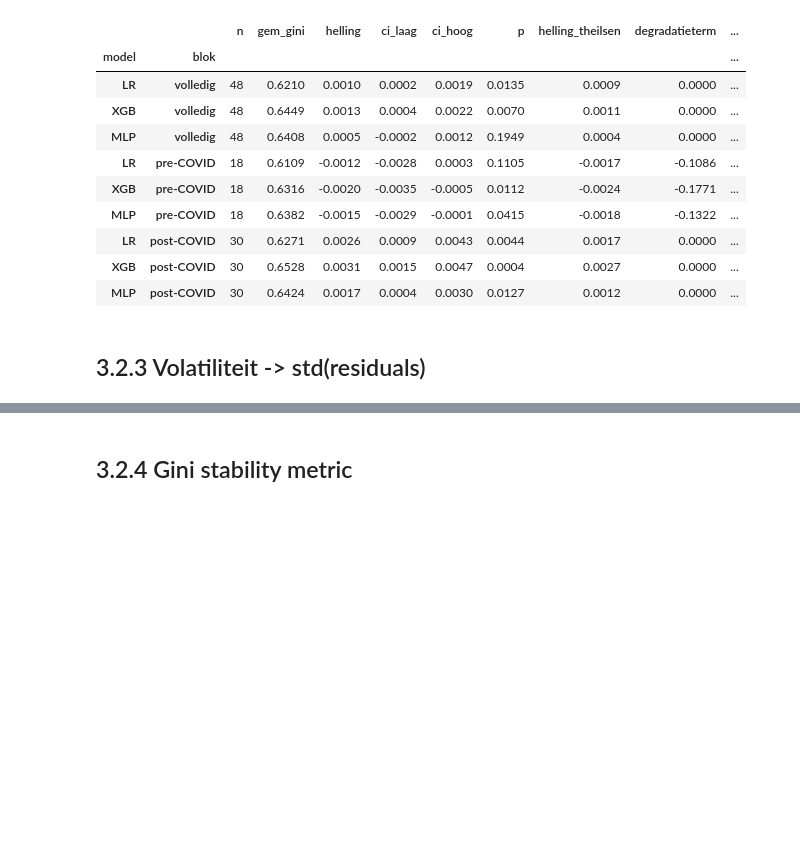
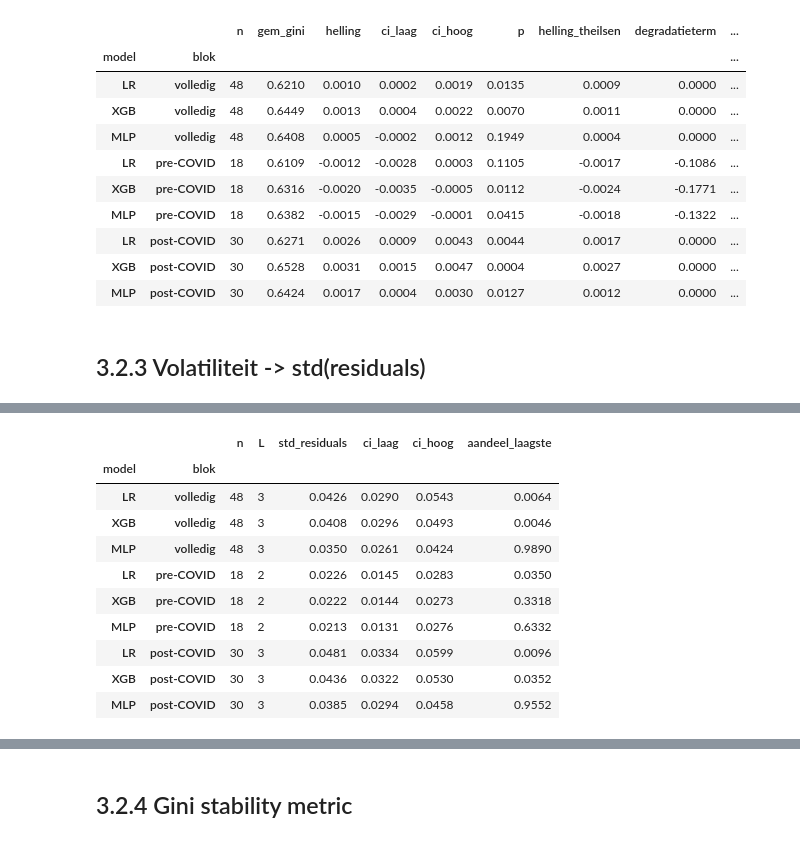
Before and after one commit to Jeanpierre69/casestudy-datamining, a Jupyter notebook: r1_predictive_stab.ipynb, the cells around one changed output, grey strips where cells are left out. Drawn from its saved outputs; the diff is of its cells as text; code cells hidden in the pictures; blank space fills up the shorter version.

```diff
--- a/r1_predictive_stab.ipynb
+++ b/r1_predictive_stab.ipynb
@@ -386,3 +393,82 @@ T3  HAC-trend van de wekelijkse gini per model en blok (Newey-West standaardfout
 | MLP | post-COVID | 30 | 0.6424 | 0.0017 | 0.0004 | 0.0030 | 0.0127 | 0.0012 | 0.0000 | ... |
 # %% [markdown]
 ## 3.2.3 Volatiliteit -> std(residuals)
+# %%
+# T4 - Volatiliteit van de wekelijkse gini: std(residuals) rond de bloktrend uit T3, dus
+# de spreiding die overblijft nadat de helling eruit is. Het niveau staat al in T3; wat
+# hier bijkomt is de onzekerheid erop. Die komt uit een moving-block bootstrap: blokken
+# van L aaneengesloten weken (dezelfde Newey-West lag als in T3) worden met teruglegging
+# aan elkaar geplakt tot een reeks van n weken. Losse weken herbemonsteren zou de
+# autocorrelatie tussen opeenvolgende weken breken en het interval te smal maken.
+# Elke replicatie gebruikt dezelfde weken voor de drie modellen - dezelfde gedeelde
+# weekruis die T2 gepaard wegdeelt - zodat aandeel_laagste een gepaarde rangtelling is:
+# in welk deel van de replicaties dit model de laagste volatiliteit had. Twee kanttekeningen:
+# de intervallen van de drie modellen overlappen sterk en mogen niet los van elkaar als
+# toets gelezen worden (daarvoor is aandeel_laagste er), en T4d laat zien dat een deel van
+# deze spreiding gewoon steekproefruis op de week-gini zelf is - dat is de ondergrens.
+B_VOLA = 5000
+
+
+def _resid(X, Y):
+    """Residuen van de kolommen van Y na OLS op X; Y mag meerdere modellen tegelijk zijn."""
+    return Y - X @ np.linalg.lstsq(X, Y, rcond=None)[0]
+
+
+def _blok_idx(n, L, rng):
+    """Moving-block indices: aaneengesloten stukken van L weken tot er n weken staan."""
+    starts = rng.integers(0, n - L + 1, size=int(np.ceil(n / L)))
+    return np.concatenate([np.arange(s, s + L) for s in starts])[:n]
+
+
+def blok_residuals(week, gini_blok):
+    """Wekelijkse gini min de OLS-trend van dat blok, per model - de reeks achter T4 en F3."""
+    t = np.asarray(week, dtype=float)
+    X = np.column_stack([np.ones(len(t)), t - t.min()])
+    return pd.DataFrame(_resid(X, gini_blok[MODELS].to_numpy(dtype=float)),
+                        index=week, columns=MODELS)
+
+
+def vola_per_blok(week, gini_blok, B=B_VOLA, seed=42):
+    rng = np.random.default_rng(seed)
+    t = np.asarray(week, dtype=float)
+    t -= t.min()
+    n = len(t)
+    L = max(int(np.floor(4 * (n / 100) ** (2 / 9))), 1)   # zelfde bloklengte als de lag in T3
+    X = np.column_stack([np.ones(n), t])
+    Y = gini_blok[MODELS].to_numpy(dtype=float)           # n x 3: de modellen in een keer
+
+    # ddof=0, net als res.resid.std() in T3, zodat std_residuals daar exact mee matcht
+    obs = _resid(X, Y).std(axis=0)
+    boots = np.empty((B, len(MODELS)))
+    for b in range(B):
+        idx = _blok_idx(n, L, rng)                        # dezelfde weken voor alle modellen
+        boots[b] = _resid(X[idx], Y[idx]).std(axis=0)
+
+    laagste = np.asarray(MODELS)[boots.argmin(axis=1)]
+    return pd.DataFrame({
+        "model": MODELS,
+        "n": n,
+        "L": L,
+        "std_residuals": obs,
+        "ci_laag": np.percentile(boots, 2.5, axis=0),
+        "ci_hoog": np.percentile(boots, 97.5, axis=0),
+        "aandeel_laagste": [(laagste == m).mean() for m in MODELS],
+    })
+
+
+vola_rows = []
+for block_name, mask in blocks.items():
+    tabel = vola_per_blok(gini_weekly.index[mask], gini_weekly[mask])
+    tabel["blok"] = block_name.split(" (")[0]
+    vola_rows.append(tabel)
+
+gini_vola = pd.concat(vola_rows).set_index(["model", "blok"])
+
+# Controle dat we dezelfde residuspreiding meten als T3 rapporteert
+afwijking = (gini_vola["std_residuals"] - gini_trend_hac["std_residuals"]).abs().max()
+
+print(f"T4  Volatiliteit van de wekelijkse gini: std(residuals) rond de bloktrend, "
+      f"moving-block bootstrap ({B_VOLA} replicaties)")
+print(f"    grootste afwijking t.o.v. std_residuals in T3: {afwijking:.1e}")
+gini_vola.round(4)
+# %% [output]
@@ -388,0 +477,11 @@ T3  HAC-trend van de wekelijkse gini per model en blok (Newey-West standaardfout
+|  |  | n | L | std_residuals | ci_laag | ci_hoog | aandeel_laagste |
+| model | blok |  |  |  |  |  |  |
+| LR | volledig | 48 | 3 | 0.0426 | 0.0290 | 0.0543 | 0.0064 |
+| XGB | volledig | 48 | 3 | 0.0408 | 0.0296 | 0.0493 | 0.0046 |
+| MLP | volledig | 48 | 3 | 0.0350 | 0.0261 | 0.0424 | 0.9890 |
+| LR | pre-COVID | 18 | 2 | 0.0226 | 0.0145 | 0.0283 | 0.0350 |
+| XGB | pre-COVID | 18 | 2 | 0.0222 | 0.0144 | 0.0273 | 0.3318 |
+| MLP | pre-COVID | 18 | 2 | 0.0213 | 0.0131 | 0.0276 | 0.6332 |
+| LR | post-COVID | 30 | 3 | 0.0481 | 0.0334 | 0.0599 | 0.0096 |
+| XGB | post-COVID | 30 | 3 | 0.0436 | 0.0322 | 0.0530 | 0.0352 |
+| MLP | post-COVID | 30 | 3 | 0.0385 | 0.0294 | 0.0458 | 0.9552 |
```
Also changed, not shown: parts of 5 cells of this notebook.
